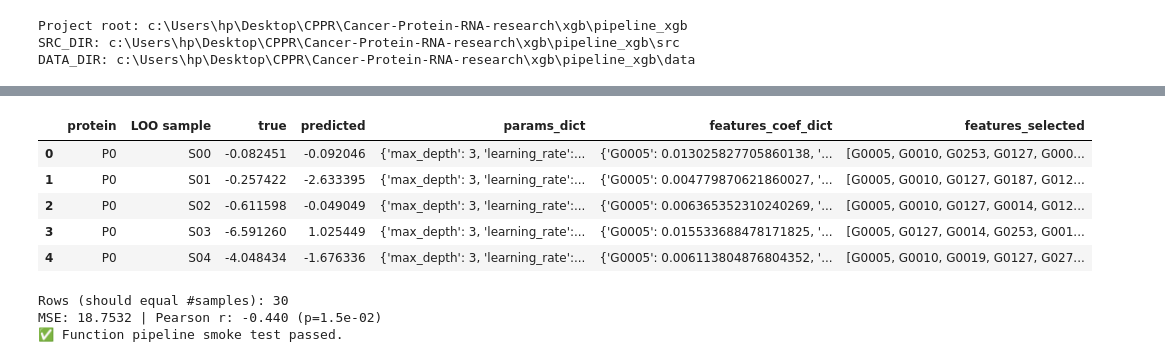
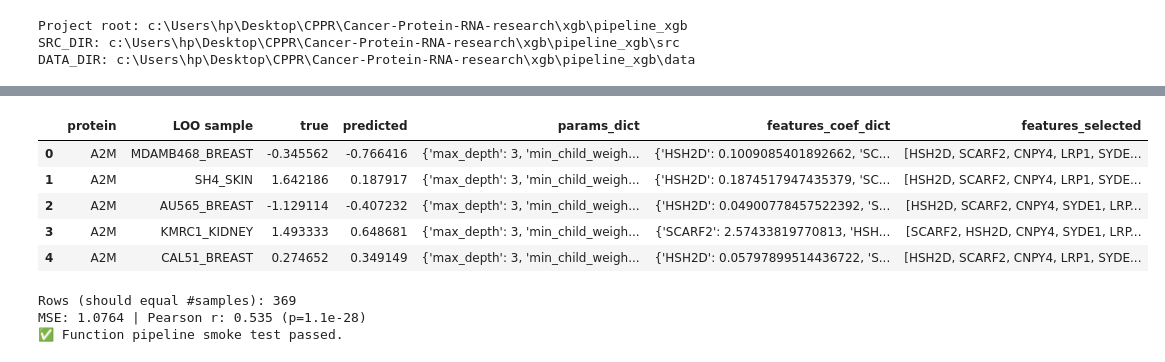
Before and after one commit to flaviocaroli/Cancer-Protein-RNA-research, a Jupyter notebook: xgb/pipeline_xgb/pipeline_test.ipynb, the cells around one changed output, grey strips where cells are left out. Saved outputs shown, nothing was run; the diff lists cells and outputs as text; code cells hidden in the pictures.

```diff
--- a/xgb/pipeline_xgb/pipeline_test.ipynb
+++ b/xgb/pipeline_xgb/pipeline_test.ipynb
@@ -104,0 +113,17 @@ WindowsPath('c:/Users/hp/Desktop/CPPR/Cancer-Protein-RNA-research/xgb/pipeline_x
+# %%
+#SANITY CHECKS
+
+if "Unnamed: 0" in X.columns:
+    X = X.set_index("Unnamed: 0")
+
+# Clean labels and set nice axis names
+X.index = X.index.astype(str).str.strip()
+X.columns = X.columns.astype(str).str.strip()
+X.index.name, X.columns.name = "samples", "genes"
+
+# Ensure numeric values (bad entries → NaN; also clear infs)
+X = X.apply(pd.to_numeric, errors="coerce").replace([np.inf, -np.inf], np.nan)
+Y.index = Y.index.astype(str).str.strip()
+Y.columns = Y.columns.astype(str).str.strip()
+Y.index.name, Y.columns.name = "samples", "proteins"
+Y = Y.apply(pd.to_numeric, errors="coerce").replace([np.inf, -np.inf], np.nan)
@@ -105,49 +164,61 @@ WindowsPath('c:/Users/hp/Desktop/CPPR/Cancer-Protein-RNA-research/xgb/pipeline_x
 # %%
 # --- Cell 3: Direct function smoke test (very small grid; CPU hist) -----
+use_gpu = False  # True -> gpu_hist + gpu_predictor
+
 param_grid = {
-    "max_depth": [3],
-    "learning_rate": [0.1],
-    "n_estimators": [200],          # small for speed; early stopping will help too
-    "subsample": [0.8],
-    "colsample_bytree": [0.8],
-    "reg_alpha": [0.0, 0.1],        # 2 combos total
-    "reg_lambda": [1.0],
-    "tree_method": ["hist"],        # keep CPU to avoid GPU requirement in notebooks
+    # capacity / shape
+    "max_depth": [3, 6, 8],
+    "min_child_weight": [1, 3],          # stronger when larger
+    "gamma": [0.0, 0.1],                  # minimum loss reduction to split
+    "learning_rate": [0.05, 0.1],
+    "n_estimators": [600, 1200, 2000],    # early stopping will clip this
+
+    # sampling
+    "subsample": [0.7, 0.9],
+    "colsample_bytree": [0.6, 0.8, 1.0],
+
+    # regularization
+    "reg_alpha": [0.0, 0.1, 0.5],
+    "reg_lambda": [0.5, 1.0, 2.0],
+
+    # histogram params
     "max_bin": [256],
+
+    # device
+    "tree_method": ["gpu_hist"] if use_gpu else ["hist"],
+    **({"predictor": ["gpu_predictor"]} if use_gpu else {}),
 }
 
-protein_name = "P0"
+protein_name = "A2M"
 res_df = cv_pipeline_loo(
     model=xgb.XGBRegressor(objective="reg:squarederror", n_jobs=-1, random_state=42, verbosity=0),
     param_grid=param_grid,
     X=X,
     y=Y,
     protein_name=protein_name,
-    feature_selector="spearman",  # "pearson" / "spearman" / "anova"
-    n_splits=2,                   # inner CV folds (tiny for speed)
-    select_k=50,                  # top-k by p-value inside folds
-    preselect_k=100,              # quick corr cap
+    feature_selector="spearman",
+    n_splits=5,                   # inner CV folds (tiny for speed)
+    select_k=500,                  # top-k by p-value inside folds
     early_stopping_rounds=10,
 )
 
 display(res_df.head())
 print("Rows (should equal #samples):", len(res_df))
 
 # Quick metrics on the LOO predictions
-from sklearn.metrics import mean_squared_error
+
 mse = mean_squared_error(res_df["true"], res_df["predicted"])
-from scipy.stats import pearsonr
 r, p = pearsonr(res_df["true"], res_df["predicted"])
 print(f"MSE: {mse:.4f} | Pearson r: {r:.3f} (p={p:.1e})")
 assert res_df["predicted"].notna().all(), "NaNs in predictions!"
 print("✅ Function pipeline smoke test passed.")
 # %% [output]
 |  | protein | LOO sample | true | predicted | params_dict | features_coef_dict | features_selected |
-| 0 | P0 | S00 | -0.082451 | -0.092046 | {'max_depth': 3, 'learning_rate':... | {'G0005': 0.013025827705860138, '... | [G0005, G0010, G0253, G0127, G000... |
-| 1 | P0 | S01 | -0.257422 | -2.633395 | {'max_depth': 3, 'learning_rate':... | {'G0005': 0.004779870621860027, '... | [G0005, G0010, G0127, G0187, G012... |
-| 2 | P0 | S02 | -0.611598 | -0.049049 | {'max_depth': 3, 'learning_rate':... | {'G0005': 0.006365352310240269, '... | [G0005, G0010, G0127, G0014, G012... |
-| 3 | P0 | S03 | -6.591260 | 1.025449 | {'max_depth': 3, 'learning_rate':... | {'G0005': 0.015533688478171825, '... | [G0005, G0127, G0014, G0253, G001... |
-| 4 | P0 | S04 | -4.048434 | -1.676336 | {'max_depth': 3, 'learning_rate':... | {'G0005': 0.006113804876804352, '... | [G0005, G0010, G0019, G0127, G027... |
+| 0 | A2M | MDAMB468_BREAST | -0.345562 | -0.766416 | {'max_depth': 3, 'min_child_weigh... | {'HSH2D': 0.1009085401892662, 'SC... | [HSH2D, SCARF2, CNPY4, LRP1, SYDE... |
+| 1 | A2M | SH4_SKIN | 1.642186 | 0.187917 | {'max_depth': 3, 'min_child_weigh... | {'HSH2D': 0.1874517947435379, 'SC... | [HSH2D, SCARF2, CNPY4, LRP1, SYDE... |
+| 2 | A2M | AU565_BREAST | -1.129114 | -0.407232 | {'max_depth': 3, 'min_child_weigh... | {'HSH2D': 0.04900778457522392, 'S... | [HSH2D, SCARF2, CNPY4, SYDE1, LRP... |
+| 3 | A2M | KMRC1_KIDNEY | 1.493333 | 0.648681 | {'max_depth': 3, 'min_child_weigh... | {'SCARF2': 2.57433819770813, 'HSH... | [SCARF2, HSH2D, CNPY4, SYDE1, LRP... |
+| 4 | A2M | CAL51_BREAST | 0.274652 | 0.349149 | {'max_depth': 3, 'min_child_weigh... | {'HSH2D': 0.05797899514436722, 'S... | [HSH2D, SCARF2, CNPY4, LRP1, SYDE... |
-Rows (should equal #samples): 30
-MSE: 18.7532 | Pearson r: -0.440 (p=1.5e-02)
+Rows (should equal #samples): 369
+MSE: 1.0764 | Pearson r: 0.535 (p=1.1e-28)
 ✅ Function pipeline smoke test passed.
```
Also changed, not shown: parts of 10 cells of this notebook, 7 other files.
